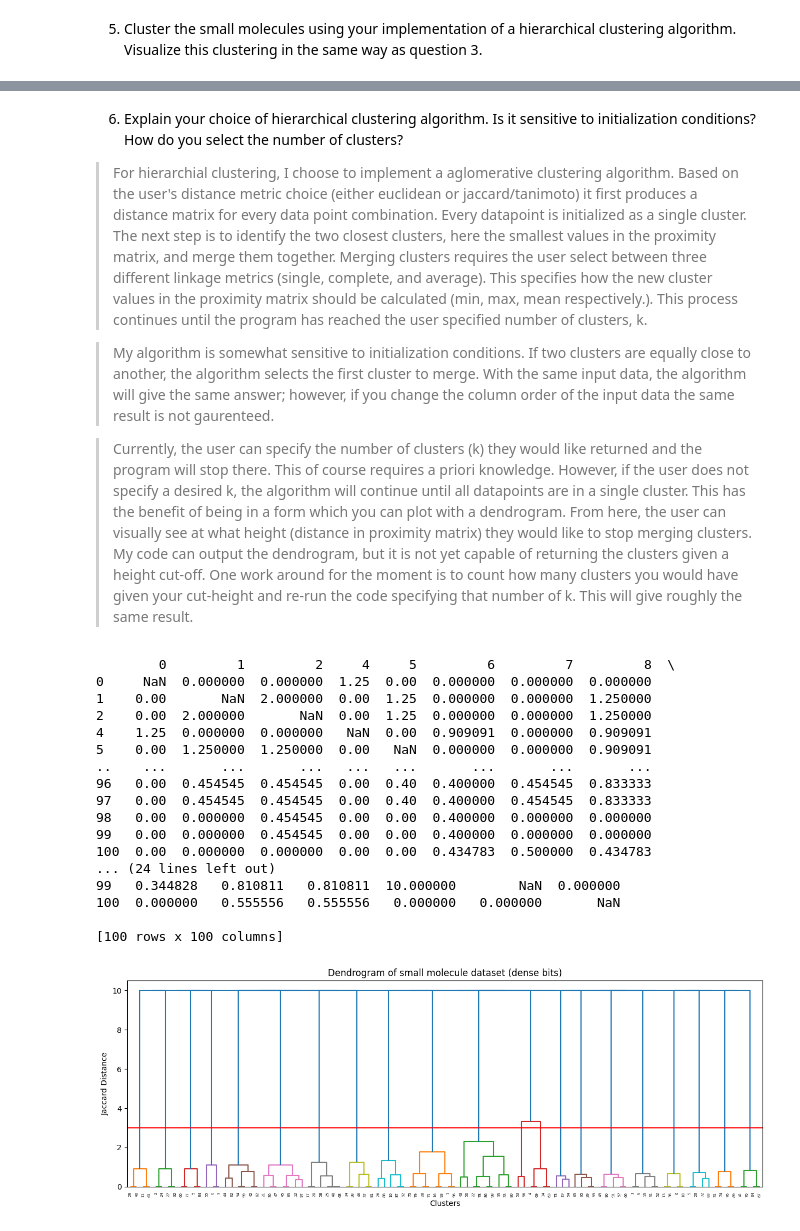
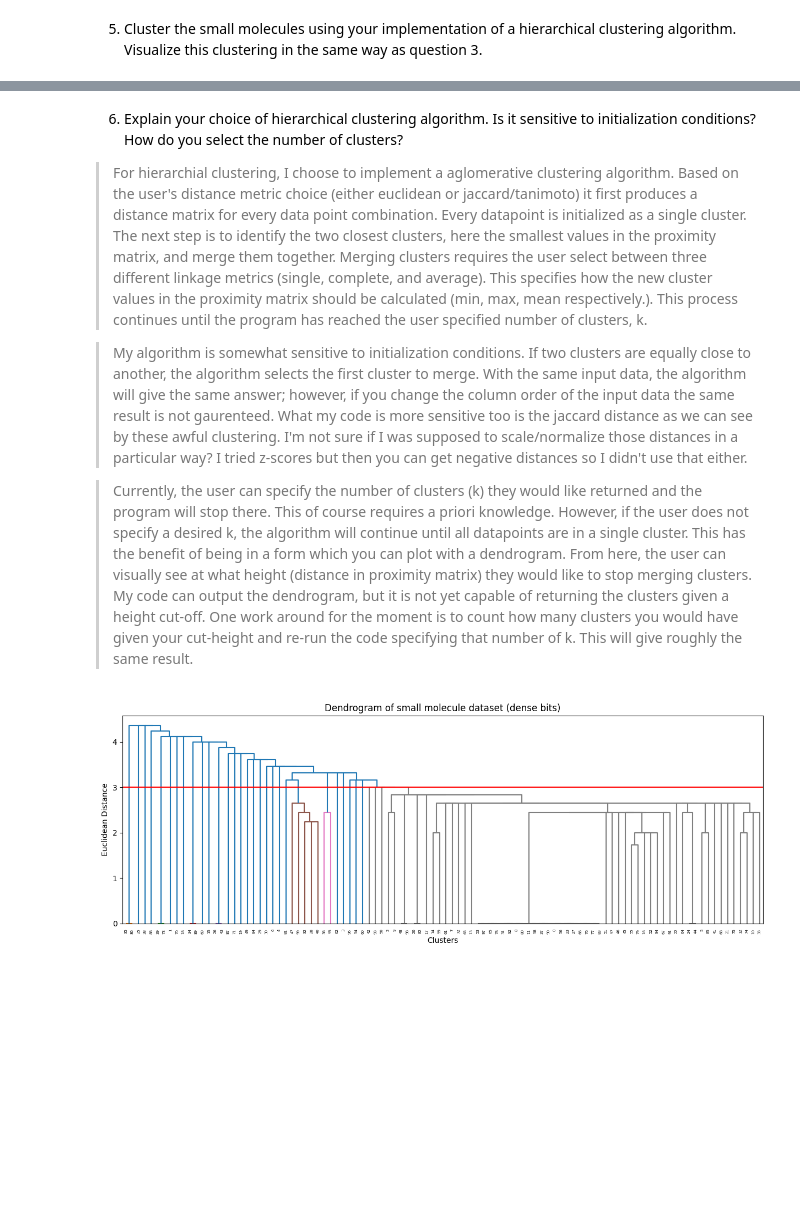
Before and after one commit to aseveritt/BMI203_Project2, a Jupyter notebook: Amanda_Everitt_BMI203_HW2.ipynb, the cells around one changed output, grey strips where cells are left out. Drawn from its saved outputs; the diff is of its cells as text; code cells hidden in the pictures; blank space fills up the shorter version.

```diff
--- a/Amanda_Everitt_BMI203_HW2.ipynb
+++ b/Amanda_Everitt_BMI203_HW2.ipynb
@@ -71,0 +54,7 @@ plt.show()
+# %%
+ligand_subset = dict(itertools.islice(ligand_dict.items(), 100)) #create a small subset for testing.
+data_sub = []
+for i,j in ligand_subset.items():
+    a = ligand_subset[i].denseBits
+    data_sub.append(a)
+u_sub = fit.fit_transform(data_sub)
@@ -253,43 +266,24 @@ ValueError: 'c' argument has 100 elements, which is inconsistent with 'x' and 'y
 
 > For hierarchial clustering, I choose to implement a aglomerative clustering algorithm. Based on the user's distance metric choice (either euclidean or jaccard/tanimoto) it first produces a distance matrix for every data point combination. Every datapoint is initialized as a single cluster. The next step is to identify the two closest clusters, here the smallest values in the proximity matrix, and merge them together. Merging clusters requires the user select between three different linkage metrics (single, complete, and average). This specifies how the new cluster values in the proximity matrix should be calculated (min, max, mean respectively.). This process continues until the program has reached the user specified number of clusters, k.
 
-> My algorithm is somewhat sensitive to initialization conditions. If two clusters are equally close to another, the algorithm selects the first cluster to merge. With the same input data, the algorithm will give the same answer; however, if you change the column order of the input data the same result is not gaurenteed.
+> My algorithm is somewhat sensitive to initialization conditions. If two clusters are equally close to another, the algorithm selects the first cluster to merge. With the same input data, the algorithm will give the same answer; however, if you change the column order of the input data the same result is not gaurenteed. What my code is more sensitive too is the jaccard distance as we can see by these awful clustering. I'm not sure if I was supposed to scale/normalize those distances in a particular way? I tried z-scores but then you can get negative distances so I didn't use that either.
 
 > Currently, the user can specify the number of clusters (k) they would like returned and the program will stop there. This of course requires a priori knowledge. However, if the user does not specify a desired k, the algorithm will continue until all datapoints are in a single cluster. This has the benefit of being in a form which you can plot with a dendrogram. From here, the user can visually see at what height (distance in proximity matrix) they would like to stop merging clusters. My code can output the dendrogram, but it is not yet capable of returning the clusters given a height cut-off. One work around for the moment is to count how many clusters you would have given your cut-height and re-run the code specifying that number of k. This will give roughly the same result.
 # %%
 from scipy.cluster import hierarchy
-import matplotlib.pyplot as plt
-
 test = algs.HierarchicalClustering(ligand_subset,
-                                            linkage_metric ="complete",
-                                           distance_metric = "jaccard",
+                                          linkage_metric ="single",
+                                           distance_metric = "euclidean",
                                            desired_k = 1).cluster()
 plt.figure(figsize =(15, 5))
 dn = hierarchy.dendrogram(test.zmat);
 plt.title("Dendrogram of small molecule dataset (dense bits)")
 plt.xlabel('Clusters')
-plt.ylabel('Jaccard Distance')
+plt.ylabel('Euclidean Distance')
 plt.axhline(y=3, color='r', linestyle='-')
 plt.show()
 # %% [output]
-        0         1         2     4     5         6         7         8  \
-0     NaN  0.000000  0.000000  1.25  0.00  0.000000  0.000000  0.000000
-1    0.00       NaN  2.000000  0.00  1.25  0.000000  0.000000  1.250000
-2    0.00  2.000000       NaN  0.00  1.25  0.000000  0.000000  1.250000
-4    1.25  0.000000  0.000000   NaN  0.00  0.909091  0.000000  0.909091
-5    0.00  1.250000  1.250000  0.00   NaN  0.000000  0.000000  0.909091
-..    ...       ...       ...   ...   ...       ...       ...       ...
-96   0.00  0.454545  0.454545  0.00  0.40  0.400000  0.454545  0.833333
-97   0.00  0.454545  0.454545  0.00  0.40  0.400000  0.454545  0.833333
-98   0.00  0.000000  0.454545  0.00  0.00  0.400000  0.000000  0.000000
-99   0.00  0.000000  0.454545  0.00  0.00  0.400000  0.000000  0.000000
-100  0.00  0.000000  0.000000  0.00  0.00  0.434783  0.500000  0.434783
-... (24 lines left out)
-99   0.344828   0.810811   0.810811  10.000000        NaN  0.000000
-100  0.000000   0.555556   0.555556   0.000000   0.000000       NaN
-
-[100 rows x 100 columns]
-[figure, old version]
+[figure, new version]
 # %% [markdown]
 7. Evaluate the quality of both clusterings using your implementation of a clustering quality metric. Explain your choice of quality metric. Which clustering performed ‘best’ according to your metric?
 
```
Also changed, not shown: parts of 29 cells of this notebook, 6 other files.
